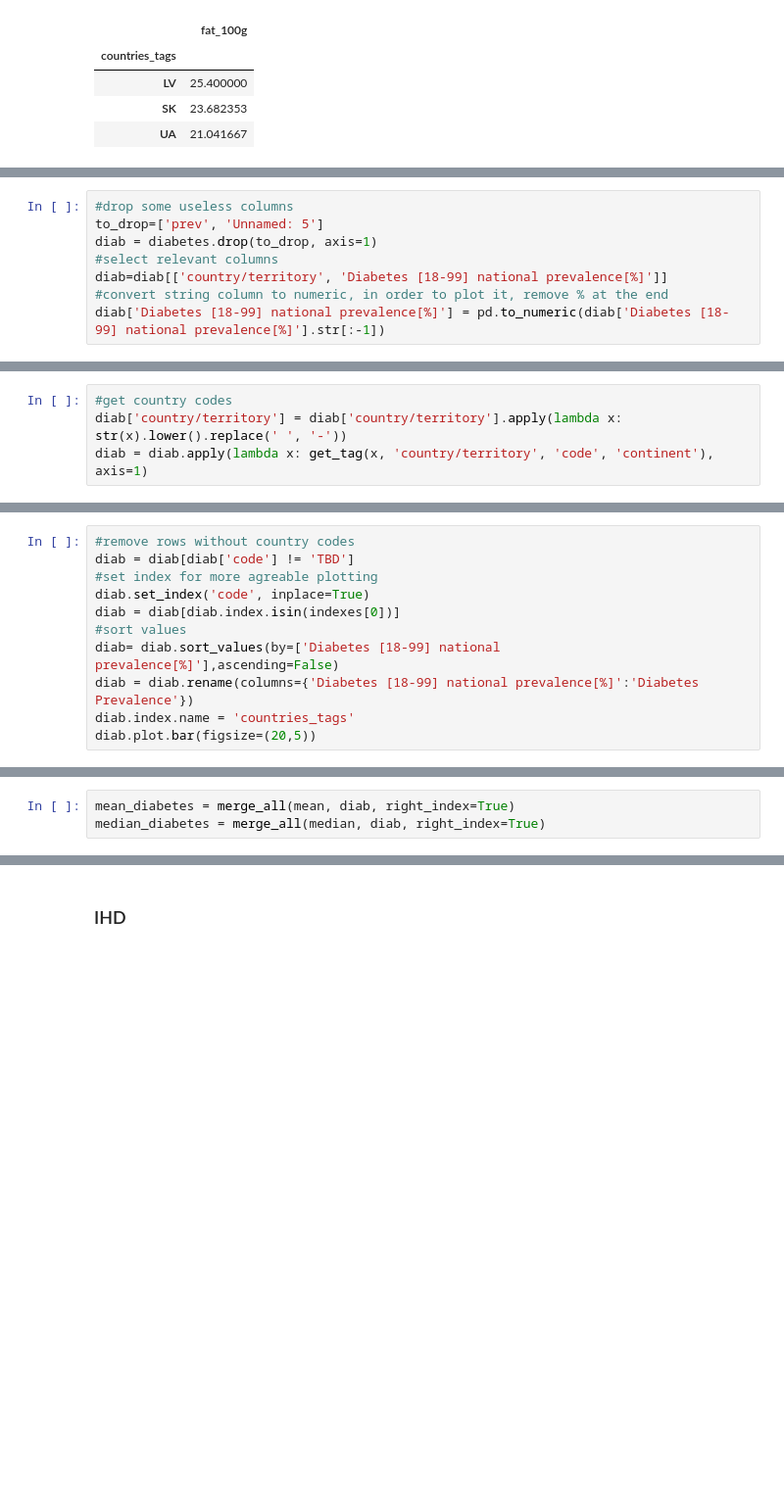
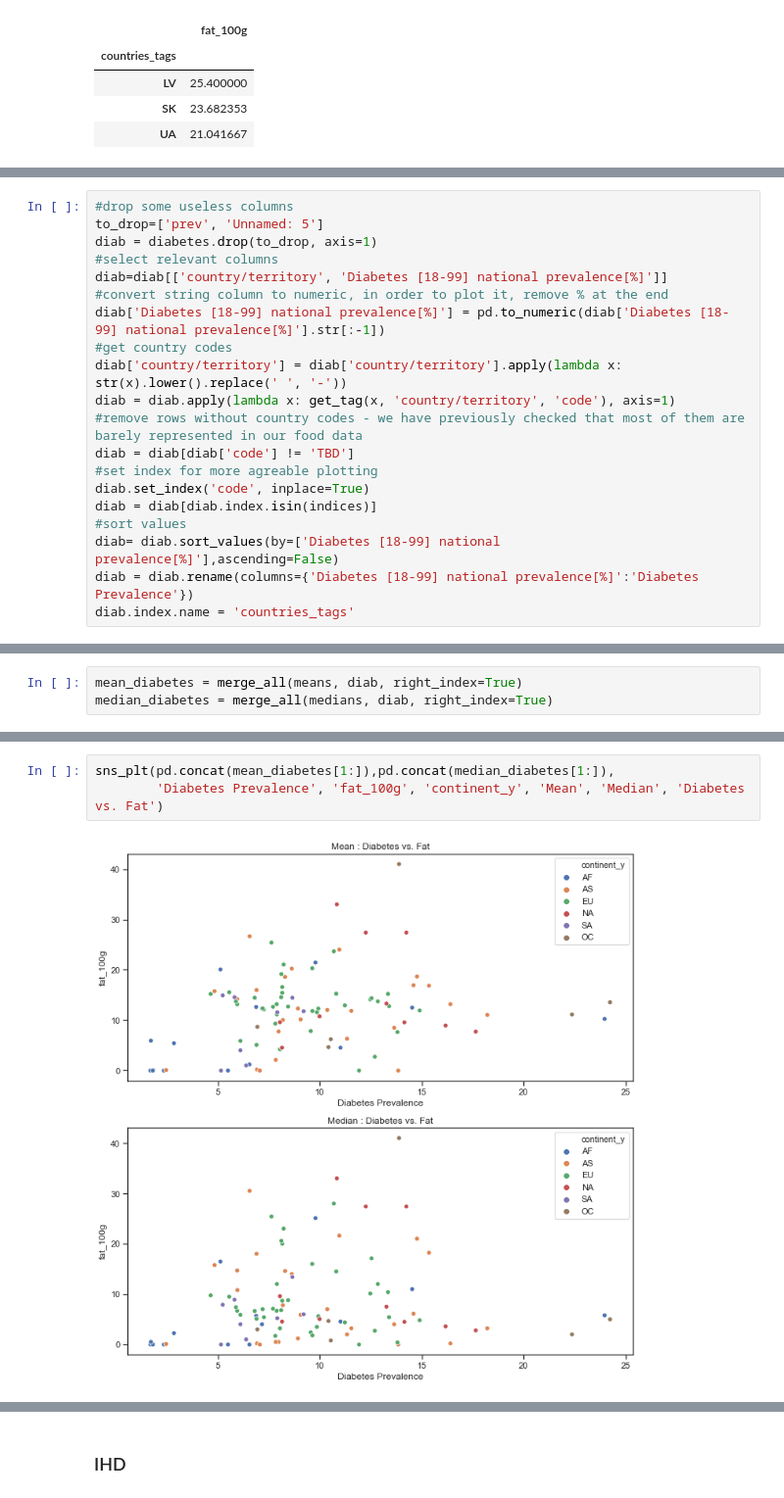
Before and after one commit to baraschi/AppliedDataAnalysis_Project, a Jupyter notebook: FoodProject.ipynb, the cells around one changed output, grey strips where cells are left out. Shown at 98% size. Saved outputs shown, nothing was run; the diff lists cells and outputs as text; blank space fills up the shorter version.

```diff
--- a/FoodProject.ipynb
+++ b/FoodProject.ipynb
@@ -686,3 +720,15 @@ diab = diabetes.drop(to_drop, axis=1)
 diab=diab[['country/territory', 'Diabetes [18-99] national prevalence[%]']]
 #convert string column to numeric, in order to plot it, remove % at the end
 diab['Diabetes [18-99] national prevalence[%]'] = pd.to_numeric(diab['Diabetes [18-99] national prevalence[%]'].str[:-1])
+#get country codes
+diab['country/territory'] = diab['country/territory'].apply(lambda x: str(x).lower().replace(' ', '-'))
+diab = diab.apply(lambda x: get_tag(x, 'country/territory', 'code'), axis=1)
+#remove rows without country codes - we have previously checked that most of them are barely represented in our food data
+diab = diab[diab['code'] != 'TBD']
+#set index for more agreable plotting
+diab.set_index('code', inplace=True)
+diab = diab[diab.index.isin(indices)]
+#sort values
+diab= diab.sort_values(by=['Diabetes [18-99] national prevalence[%]'],ascending=False)
+diab = diab.rename(columns={'Diabetes [18-99] national prevalence[%]':'Diabetes Prevalence'})
+diab.index.name = 'countries_tags'
@@ -691,4 +734,0 @@ plot(mean_overweight, median_overweight, continent, 'Mean', 'Median', 'Overweigh
-# %%
-#get country codes
-diab['country/territory'] = diab['country/territory'].apply(lambda x: str(x).lower().replace(' ', '-'))
-diab = diab.apply(lambda x: get_tag(x, 'country/territory', 'code', 'continent'), axis=1)
@@ -700,11 +734,0 @@ diab[diab['code'] == 'TBD']
-# %%
-#remove rows without country codes
-diab = diab[diab['code'] != 'TBD']
-#set index for more agreable plotting
-diab.set_index('code', inplace=True)
-diab = diab[diab.index.isin(indexes[0])]
-#sort values
-diab= diab.sort_values(by=['Diabetes [18-99] national prevalence[%]'],ascending=False)
-diab = diab.rename(columns={'Diabetes [18-99] national prevalence[%]':'Diabetes Prevalence'})
-diab.index.name = 'countries_tags'
-diab.plot.bar(figsize=(20,5))
@@ -711,3 +740,3 @@ diab.plot.bar(figsize=(20,5))
 # %%
-mean_diabetes = merge_all(mean, diab, right_index=True)
-median_diabetes = merge_all(median, diab, right_index=True)
+mean_diabetes = merge_all(means, diab, right_index=True)
+median_diabetes = merge_all(medians, diab, right_index=True)
@@ -714 +745,6 @@ median_diabetes = merge_all(median, diab, right_index=True)
+# %%
+sns_plt(pd.concat(mean_diabetes[1:]),pd.concat(median_diabetes[1:]),
+        'Diabetes Prevalence', 'fat_100g', 'continent_y', 'Mean', 'Median', 'Diabetes vs. Fat')
+# %% [output]
+[figure, added]
 # %%
```
Also changed, not shown: parts of 58 cells of this notebook.
